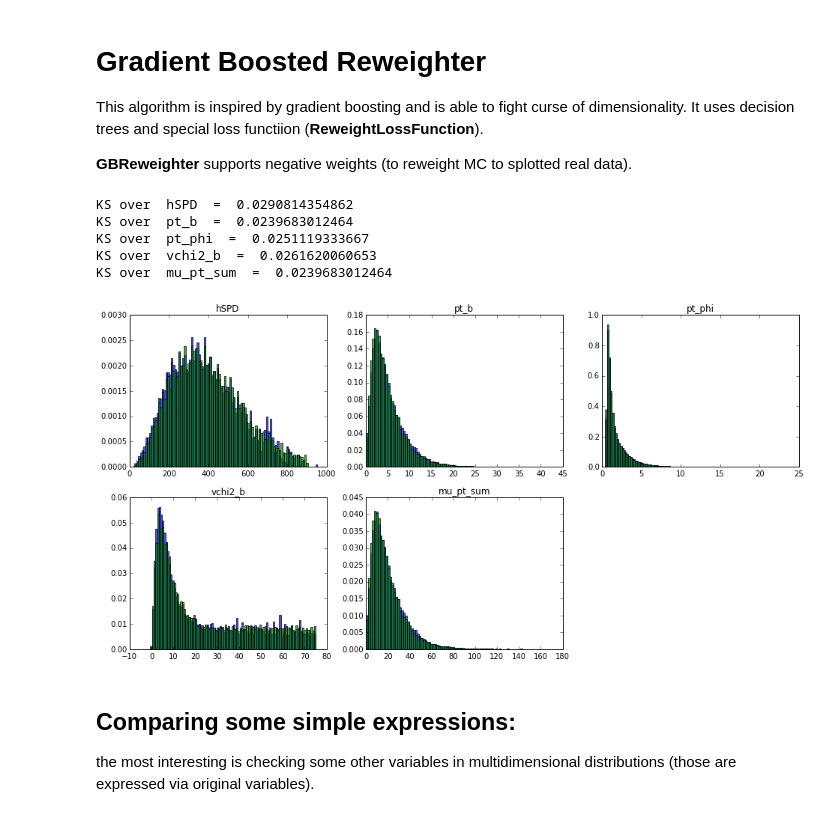
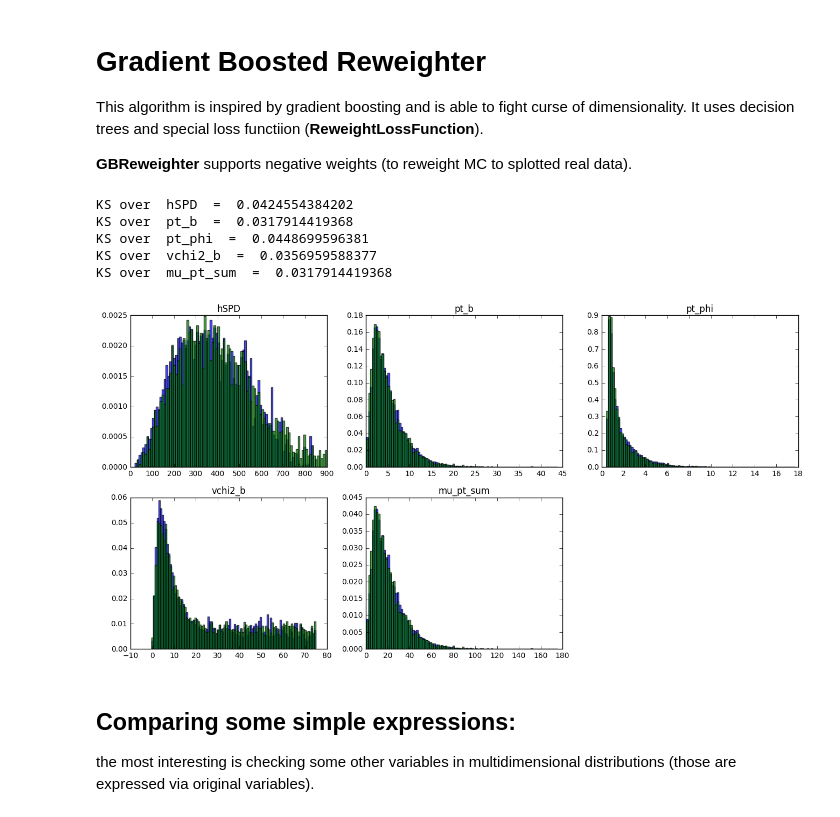
Before and after one commit to arogozhnikov/hep_ml, a Jupyter notebook: notebooks/DemoReweighting.ipynb, the cells around one changed output. Saved outputs shown, nothing was run; the diff lists cells and outputs as text; code cells hidden in the pictures.

Commit message:
folding reweighter; fix train/test splitting in the reweighting demo; add folding example to reweighting demo

```diff
--- a/notebooks/DemoReweighting.ipynb
+++ b/notebooks/DemoReweighting.ipynb
@@ -40,8 +49,17 @@ original_weights = numpy.ones(len(original))
+# %%
+from sklearn.cross_validation import train_test_split
+# divide original samples into training ant test parts
+original_train, original_test = train_test_split(original)
+# divide target samples into training ant test parts
+target_train, target_test = train_test_split(target)
+
+original_weights_train = numpy.ones(len(original_train))
+original_weights_test = numpy.ones(len(original_test))
 # %%
 from hep_ml.metrics_utils import ks_2samp_weighted
 hist_settings = {'bins': 100, 'normed': True, 'alpha': 0.7}
 
-def draw_distributions(new_original_weights):
+def draw_distributions(original, target, new_original_weights):
     for id, column in enumerate(columns, 1):
         xlim = numpy.percentile(numpy.hstack([target[column]]), [0.01, 99.99])
         subplot(2, 3, id)
@@ -72,8 +112,9 @@ KS over  mu_pt_sum  =  0.2163936444
 Typical way to reweight distributions is based on bins.
 # %%
 bins_reweighter = reweight.BinsReweighter(n_bins=20, n_neighs=1.)
-bins_reweighter.fit(original, target)
+bins_reweighter.fit(original_train, target_train)
 
-bins_weights = bins_reweighter.predict_weights(original)
-draw_distributions(bins_weights)
+bins_weights_test = bins_reweighter.predict_weights(original_test)
+# validate reweighting rule on the test part comparing 1d projections
+draw_distributions(original_test, target_test, bins_weights_test)
 # %% [output]
@@ -92,18 +133,19 @@ It uses decision trees and special loss functiion (**ReweightLossFunction**).
 **GBReweighter** supports negative weights (to reweight MC to splotted real data).
 # %%
 reweighter = reweight.GBReweighter(n_estimators=50, learning_rate=0.1, max_depth=3, min_samples_leaf=1000,
-                                   gb_args={'subsample': 0.6})
-reweighter.fit(original, target)
+                                   gb_args={'subsample': 0.4})
+reweighter.fit(original_train, target_train)
 
-gb_weights = reweighter.predict_weights(original)
-draw_distributions(gb_weights)
+gb_weights_test = reweighter.predict_weights(original_test)
+# validate reweighting rule on the test part comparing 1d projections
+draw_distributions(original_test, target_test, gb_weights_test)
 # %% [output]
-KS over  hSPD  =  0.0290814354862
-KS over  pt_b  =  0.0239683012464
-KS over  pt_phi  =  0.0251119333667
-KS over  vchi2_b  =  0.0261620060653
-KS over  mu_pt_sum  =  0.0239683012464
+KS over  hSPD  =  0.0424554384202
+KS over  pt_b  =  0.0317914419368
+KS over  pt_phi  =  0.0448699596381
+KS over  vchi2_b  =  0.0356959588377
+KS over  mu_pt_sum  =  0.0317914419368
-[figure, old version]
+[figure, new version]
 # %% [markdown]
 ## Comparing some simple expressions:
 the most interesting is checking some other variables in multidimensional distributions (those are expressed via original variables).
```
Also changed, not shown: parts of 21 cells of this notebook, 1 other file.
